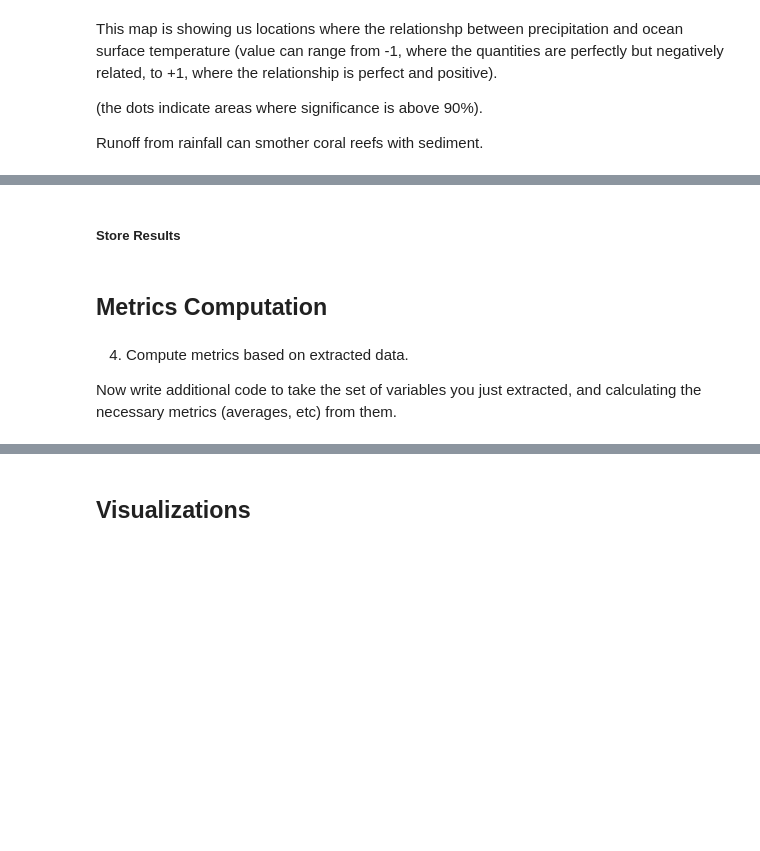
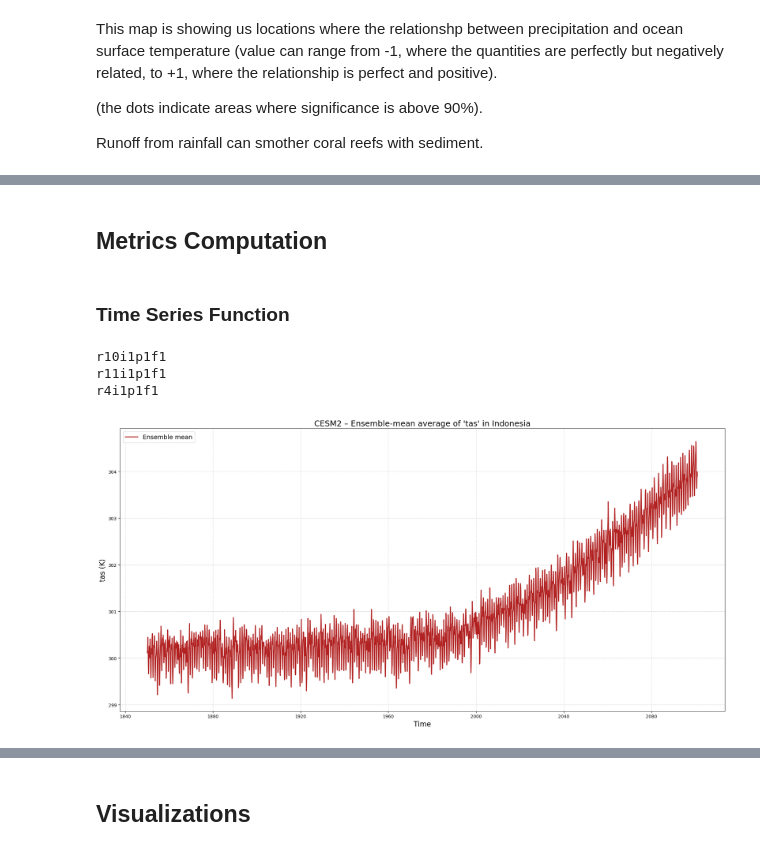
Before and after one commit to ceh58/eds296-final, a Jupyter notebook: eds296-final.ipynb, the cells around one changed output, grey strips where cells are left out. Cells and saved outputs as stored; diff of their text form; code cells hidden in the pictures; blank space fills up the shorter version.

```diff
--- a/eds296-final.ipynb
+++ b/eds296-final.ipynb
@@ -156,9 +124,4 @@ Runoff from rainfall can smother coral reefs with sediment.
-# %% [markdown]
-##### Store Results
 # %% [markdown]
 ## Metrics Computation
-# %% [markdown]
-4. Compute metrics based on extracted data.
-
-Now write additional code to take the set of variables you just extracted, and calculating the
-necessary metrics (averages, etc) from them.
+# %% [markdown]
+### Time Series Function
@@ -164,0 +214,7 @@ necessary metrics (averages, etc) from them.
+# %%
+model_climate_timeseries('CESM2', 'tas')
+# %% [output]
+r10i1p1f1
+r11i1p1f1
+r4i1p1f1
+[figure, added]
```
Also changed, not shown: parts of 29 cells of this notebook.
